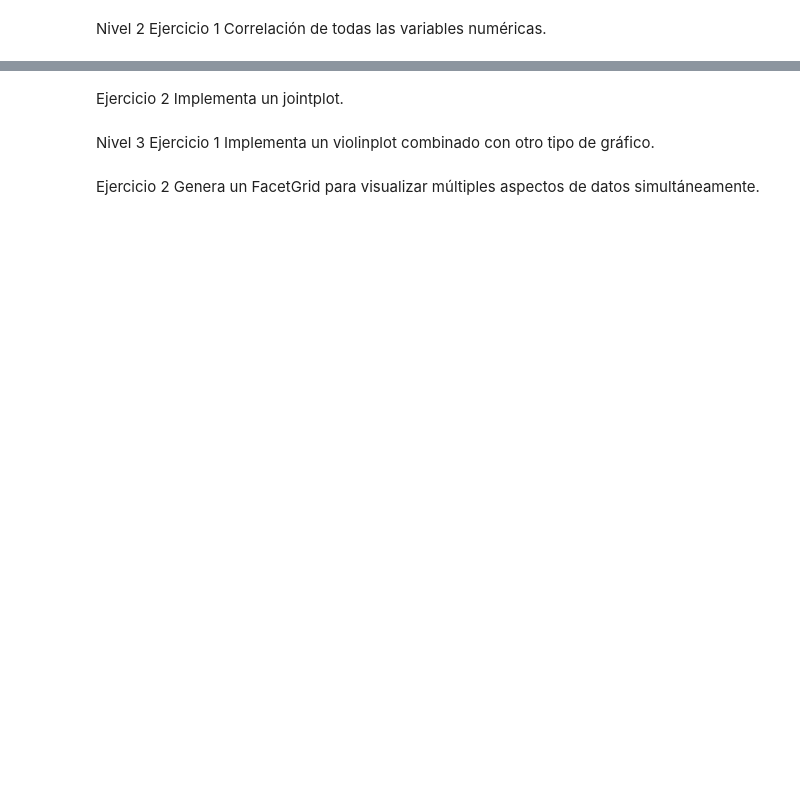
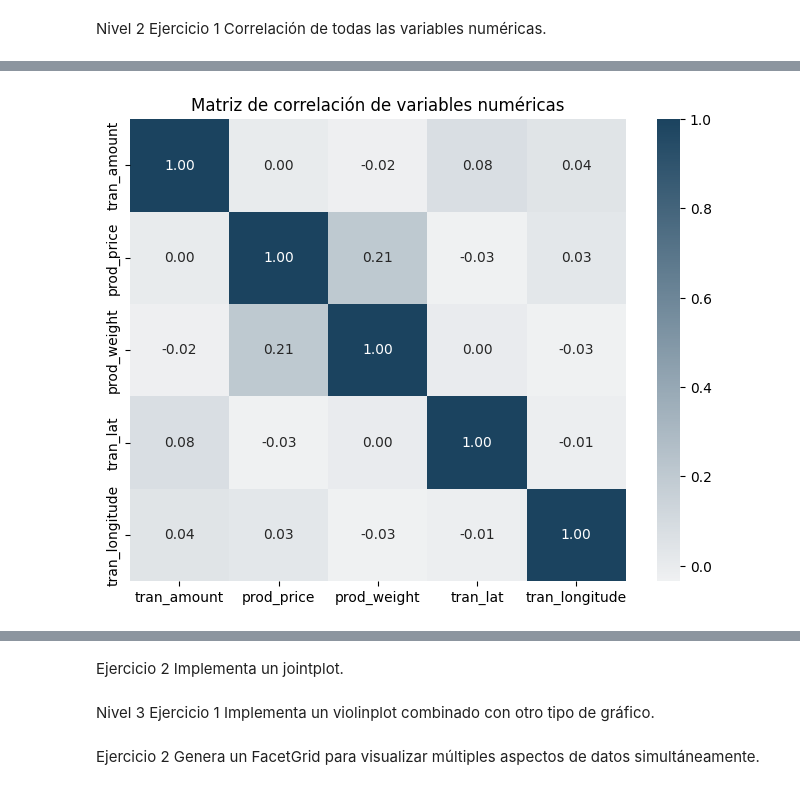
Before and after one commit to ingridtp/itacademy, a Jupyter notebook: Sprint 8/Sprint8.ipynb, the cells around one changed output, grey strips where cells are left out. Saved outputs shown, nothing was run; the diff lists cells and outputs as text; code cells hidden in the pictures; blank space fills up the shorter version.

```diff
--- a/Sprint 8/Sprint8.ipynb
+++ b/Sprint 8/Sprint8.ipynb
@@ -861,3 +858,10 @@ Text(0.5, 1.02, 'Perfil de usuarios por país')
 Nivel 2
 Ejercicio 1
 Correlación de todas las variables numéricas.
+# %%
+# Dataframe: Transacciones aprobadas + Amount + Producto + Precio
+df_numericas = df_tran_ok_prod.merge(df_product[["prod_id", "prod_weight"]], on="prod_id")
+df_numericas = df_numericas.merge(df_transaction[["tran_id","tran_lat", "tran_longitude"]], on="tran_id")
+df_numericas = df_numericas[["tran_amount", "prod_price", "prod_weight","tran_lat", "tran_longitude"]].copy()
+
+df_numericas.head()
@@ -863,0 +884,9 @@ Correlación de todas las variables numéricas.
+# %%
+color_matriz = sns.light_palette(color_columna, as_cmap=True)
+
+plt.figure(figsize=(8, 6))
+sns.heatmap(df_numericas.corr(), annot=True, cmap=color_matriz, fmt=".2f")
+plt.title("Matriz de correlación de variables numéricas")
+plt.show()
+# %% [output]
+[figure, added]
```
Also changed, not shown: parts of 10 cells of this notebook.
